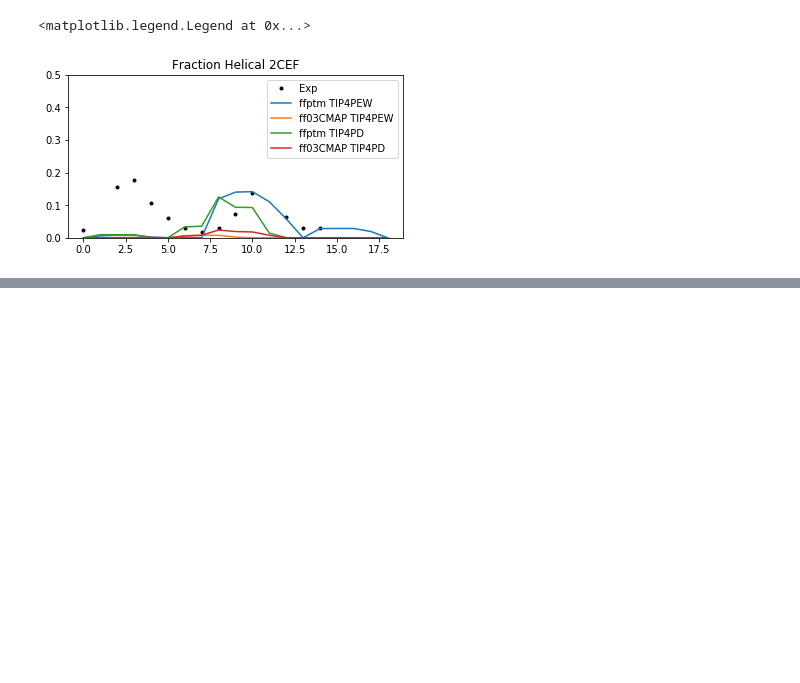
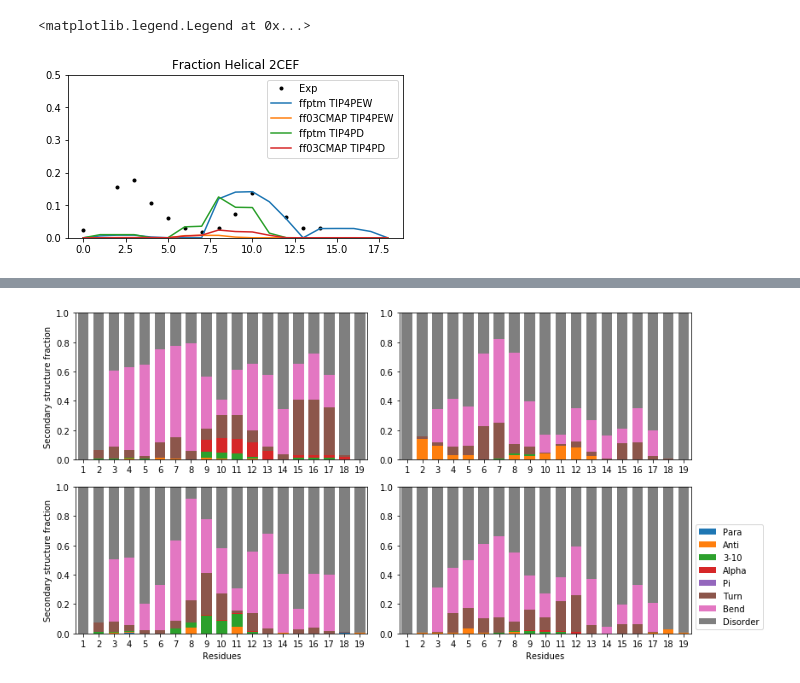
Before and after one commit to Zuricho/My_Lab, a Jupyter notebook: Figure_ipynb/DSSP_2cef/DSSP_2cef.ipynb, the cells around one changed output, grey strips where cells are left out. Drawn from its saved outputs; the diff is of its cells as text; code cells hidden in the pictures; blank space fills up the shorter version.

```diff
--- a/Figure_ipynb/DSSP_2cef/DSSP_2cef.ipynb
+++ b/Figure_ipynb/DSSP_2cef/DSSP_2cef.ipynb
@@ -43,0 +95,92 @@ plt.legend()
+# %%
+plt.subplots(figsize=(12,6))
+
+colorX = [None,'tab:blue','tab:orange','tab:green','tab:red','tab:purple','tab:brown','tab:pink']
+labelX = [None,'Para','Anti','3-10','Alpha','Pi','Turn','Bend']
+
+plt.tight_layout()
+
+# ffPTM TIP4PEW
+plt.subplot(221)
+
+dataX = np.arange(len(dssp_EW))
+bottomX = np.zeros(len(dssp_EW))
+finalX = np.ones(len(dssp_EW))
+
+for i in range(1,8):
+    plt.bar(dssp_EW[:,0],dssp_EW[:,i],bottom=bottomX,width=0.7,color=colorX[i],label=labelX[i])
+    bottomX += dssp_EW[:,i]
+
+plt.bar(dssp_EW[:,0],finalX-bottomX,bottom=bottomX,width=0.7,color='tab:gray',label='Disorder')
+
+plt.ylim(0,1)
+plt.xlim(0.5,len(dssp_EW)+0.5)
+plt.ylabel("Secondary structure fraction")
+plt.xticks(dssp_EW[:,0])
+
+
+# ff03CMAP TIP4PEW
+plt.subplot(222)
+
+dataX = np.arange(len(dssp_EWC))
+bottomX = np.zeros(len(dssp_EWC))
+finalX = np.ones(len(dssp_EWC))
+
+for i in range(1,8):
+    plt.bar(dssp_EWC[:,0],dssp_EWC[:,i],bottom=bottomX,width=0.7,color=colorX[i],label=labelX[i])
+    bottomX += dssp_EWC[:,i]
+
+plt.bar(dssp_EWC[:,0],finalX-bottomX,bottom=bottomX,width=0.7,color='tab:gray',label='Disorder')
+
+plt.ylim(0,1)
+plt.xlim(0.5,len(dssp_EWC)+0.5)
+plt.xticks(dssp_EWC[:,0])
+
+
+# ffPTM TIP4PD
+plt.subplot(223)
+
+dataX = np.arange(len(dssp_D))
+bottomX = np.zeros(len(dssp_D))
+finalX = np.ones(len(dssp_D))
+
+for i in range(1,8):
+    plt.bar(dssp_D[:,0],dssp_D[:,i],bottom=bottomX,width=0.7,color=colorX[i],label=labelX[i])
+    bottomX += dssp_D[:,i]
+
+plt.bar(dssp_D[:,0],finalX-bottomX,bottom=bottomX,width=0.7,color='tab:gray',label='Disorder')
+
+plt.ylim(0,1)
+plt.xlim(0.5,len(dssp_D)+0.5)
+plt.ylabel("Secondary structure fraction")
+plt.xticks(dssp_D[:,0])
+plt.xlabel("Residues")
+
+
+# ff03PTM TIP4PD
+plt.subplot(224)
+
+dataX = np.arange(len(dssp_DC))
+bottomX = np.zeros(len(dssp_DC))
+finalX = np.ones(len(dssp_DC))
+
+for i in range(1,8):
+    plt.bar(dssp_DC[:,0],dssp_DC[:,i],bottom=bottomX,width=0.7,color=colorX[i],label=labelX[i])
+    bottomX += dssp_DC[:,i]
+
+plt.bar(dssp_DC[:,0],finalX-bottomX,bottom=bottomX,width=0.7,color='tab:gray',label='Disorder')
+
+plt.ylim(0,1)
+plt.xlim(0.5,len(dssp_DC)+0.5)
+plt.xticks(dssp_DC[:,0])
+plt.xlabel("Residues")
+
+
+plt.legend(loc='lower left',bbox_to_anchor=(1,0))
+plt.tight_layout()
+
+plt.savefig("SecStruct_2cef.png",dpi=300)
+
+plt.show()
+# %% [output]
+[figure, added]
```
Also changed, not shown: parts of 2 cells of this notebook, 53 other files.
